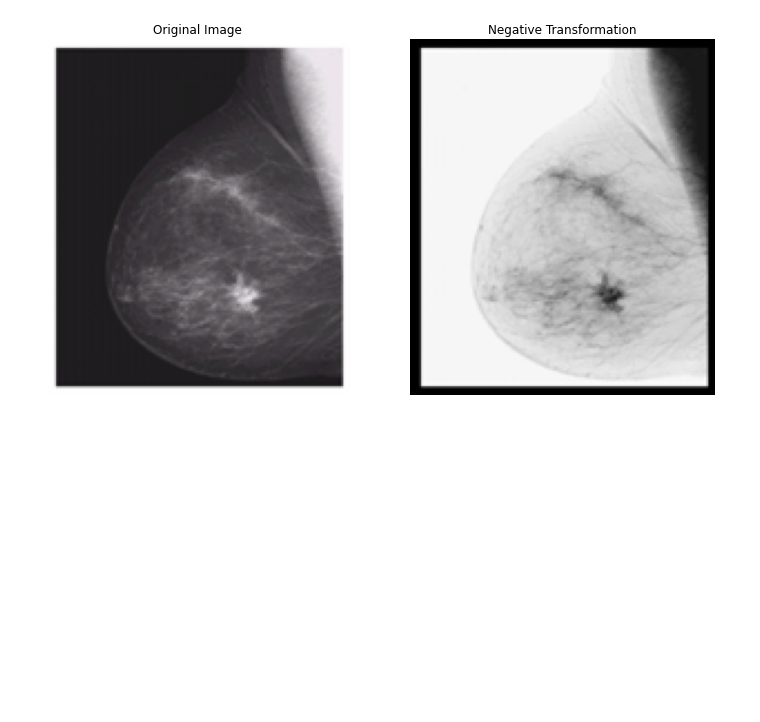
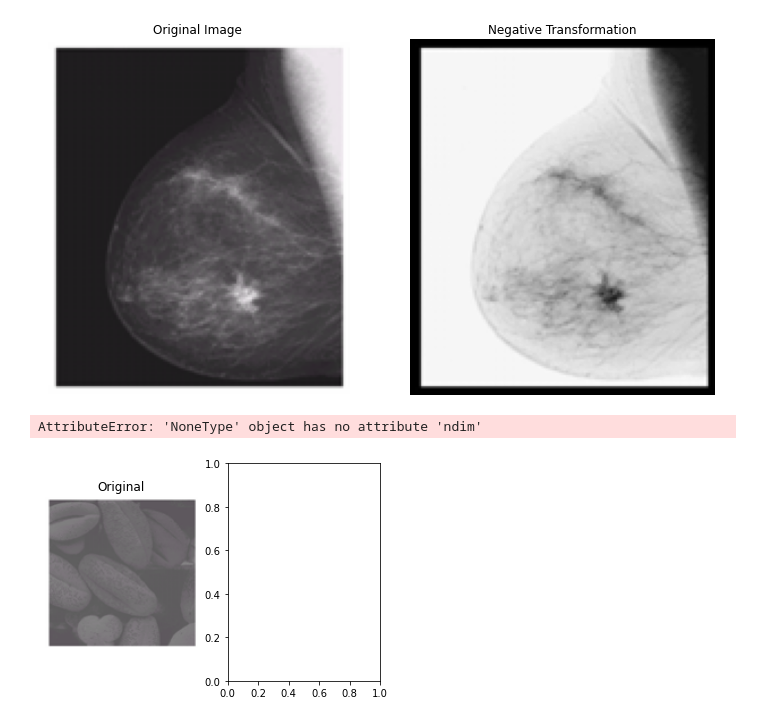
Before and after one commit to aashrafh/CMP362, a Jupyter notebook: lab04-ContrastEnhancement-std/Lab4/Lab4_STD.ipynb, the cells around one changed output. Saved outputs shown, nothing was run; the diff lists cells and outputs as text; code cells hidden in the pictures; blank space fills up the shorter version.

Commit message:
Contrast Enhancement

```diff
--- a/lab04-ContrastEnhancement-std/Lab4/Lab4_STD.ipynb
+++ b/lab04-ContrastEnhancement-std/Lab4/Lab4_STD.ipynb
@@ -61,3 +61,45 @@ Contrast Enhancement
+# %%
+'''
+2
+Contrast Enhancement
+'''
+
+'''
+Define function ‘Contrast_enhancement’ that Stretches the grey levels
+in the range 0 to 100 into the range 50 –200 and leaves other levels non changed.
+'''
+def contrast_enhancement(img):
+    '''
+    Goal: Increase the dynamic range of the gray levels for low contrast images
+    What is the equation??? Linear line equation: y = ax + b OR y-y1 = ((y2-y1)/(x2-x1))(x-x1)
+    y = 1.5x + 50
+    '''
+    grayscale = rgb2gray(img)
+
+    '''
+    # Using for loops
+    rows, cols = grayscale.shape
+    for i in range(rows):
+        for j in range(cols):
+            r = grayscale[i, j]
+            if r <= 100: # same as r >= 0 and r <= 100 ==> No negative values.
+                grayscale[i, j] = 1.5*r+50
+    return grayscale
+    '''
+
+    # Using matrix conditional indexing which is faster
+    # Src: https://numpy.org/doc/stable/reference/generated/numpy.where.html
+    # Src: https://stackoverflow.com/questions/33168775/conditional-indexing-with-numpy-ndarray
+
+# Read image ‘Picture2.png’
+img = io.imread('imgs/Picture2.png')
+# Call the function and apply it on the image ‘Picture2.png’
+stretched_img = contrast_enhancement(img)
+# Display the image before and after transformation in the same figure
+show_images([img, stretched_img], ['Original', 'Stretched'])
+# %% [output]
+AttributeError: 'NoneType' object has no attribute 'ndim'
+[figure, added]
 # %%
 '''
 3
```
Also changed, not shown: parts of 2 cells of this notebook, 1 other file.
